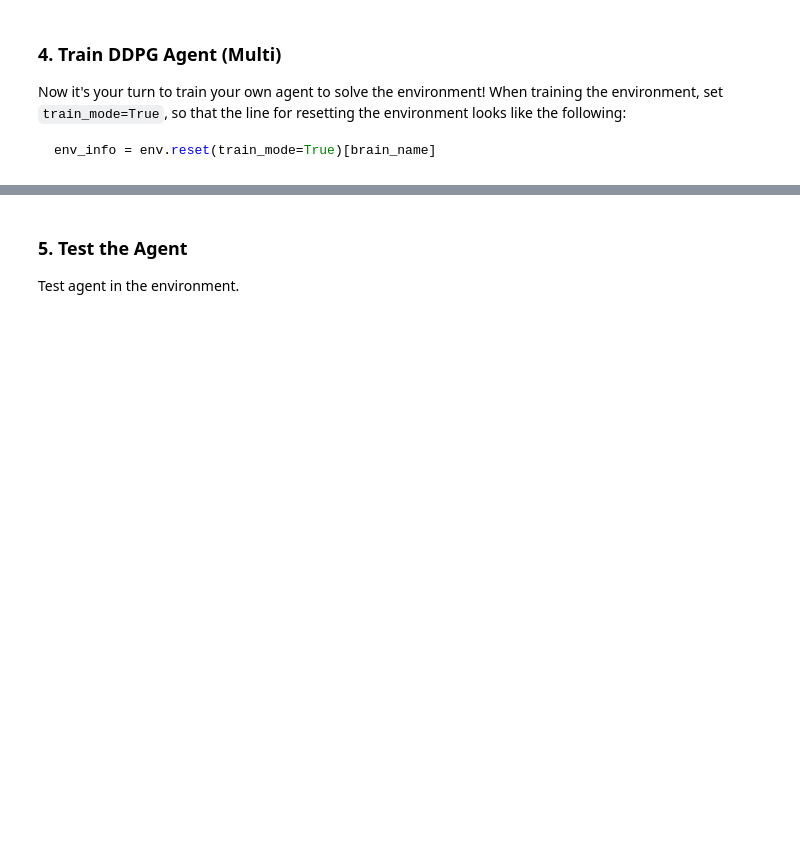
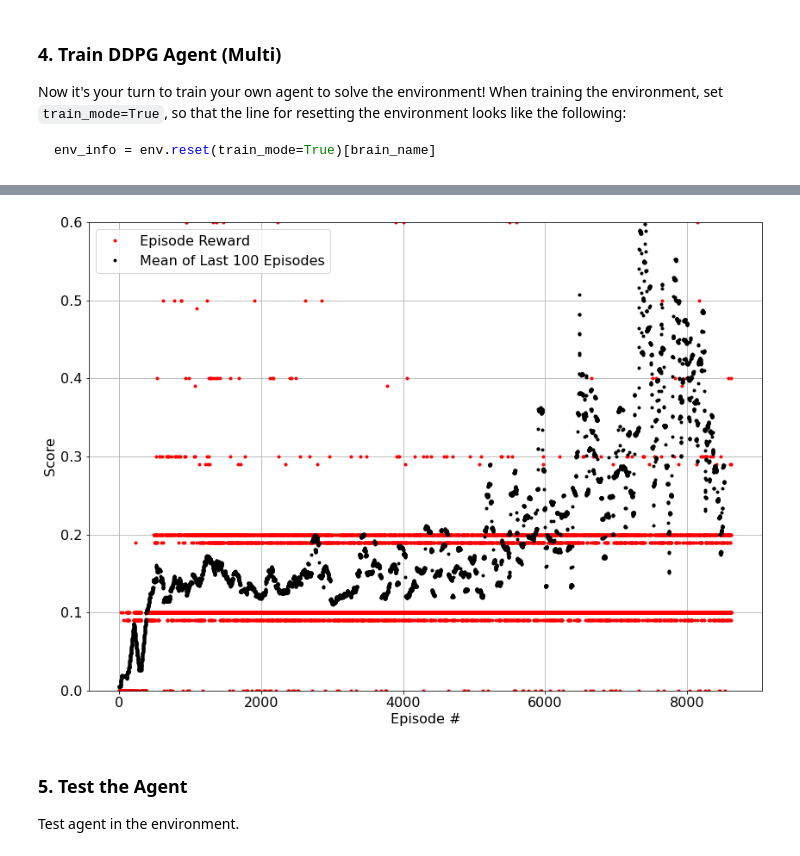
Before and after one commit to kimkevin711/drlp3_collabcompet, a Jupyter notebook: Tennis.ipynb, the cells around one changed output, grey strips where cells are left out. Drawn from its saved outputs; the diff is of its cells as text; code cells hidden in the pictures; blank space fills up the shorter version.

````diff
--- a/Tennis.ipynb
+++ b/Tennis.ipynb
@@ -73,6 +91,6 @@ print('Size of each action:', action_size)
 
 # examine the state space
 states = env_info.vector_observations
-state_size = states.shape[1]L
+state_size = states.shape[1]
 print('There are {} agents. Each observes a state with length: {}'.format(states.shape[0], state_size))
 print('The state for the first agent looks like:', states[0])
@@ -114,7 +140,7 @@ env_info = env.reset(train_mode=True)[brain_name]
 ```
 # %%
 # create agent
-agent = Agent(state_size, action_size, 2)
+agent = Agent(state_size, action_size, 8)
 
 scores_deque = deque(maxlen=100)
 score_hist = []
@@ -121,7 +149,6 @@ score_hist = []
 # %%
 # train agent
-N_EPS = 240
-T_MAX = 1000 # default time limit in env is 1001
+N_EPS = 10000
 print_every  = 100
 
 # # implement multi-agent DDPG
@@ -136,7 +163,7 @@ for i_episode in range(1, N_EPS+1):
     agent.reset()                                         # reset agent
     scores = np.zeros(num_agents)                         # initialize the score (for each agent)
 
-    for t in range(T_MAX):
+    while True:
         actions = [agent.act(states[0])]                # get first agents actions
         for i in range(1,num_agents):
             actions.append(agent.act(states[i]))        # get all other agents actions
@@ -154,7 +181,6 @@ for i_episode in range(1, N_EPS+1):
         states = next_states
 
         if np.any(dones):
-            print('DONE', t)
             break
 
     scores_deque.append(np.max(scores))
@@ -167,12 +212,23 @@ for i_episode in range(1, N_EPS+1):
 # %%
 # print rewards history
 plt.rcParams['font.size'] = '16'
-fig = plt.figure()
+fig = plt.figure(figsize=[14,10])
 ax = fig.add_subplot(111)
-plt.plot(np.arange(1, len(scores)+1), scores)
+plt.plot(np.arange(1, len(score_hist)+1), score_hist, 'r.', label='Episode Reward')
+for i in np.arange(100, len(score_hist)):
+    if i == 100:
+        label = "Mean of Last 100 Episodes"
+    else:
+        label=None
+    plt.plot(i-99, np.mean(score_hist[i-100:i]),'k.', label=label)
 plt.ylabel('Score')
 plt.xlabel('Episode #')
+plt.grid()
+plt.ylim([0, 0.6])
+plt.legend()
 plt.show()
+# %% [output]
+[figure, added]
 # %% [markdown]
 ### 5. Test the Agent
 
````
Also changed, not shown: parts of 10 cells of this notebook, 7 other files.
